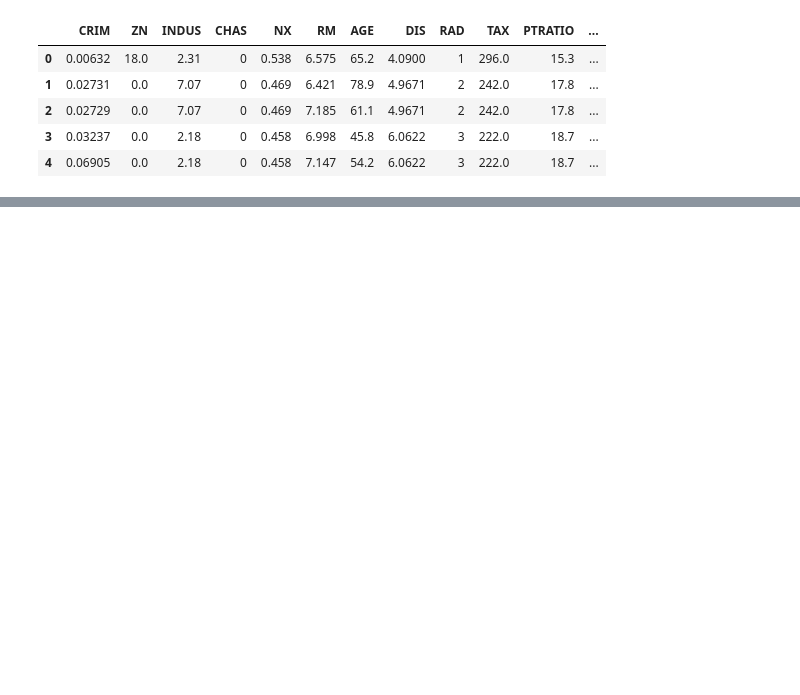
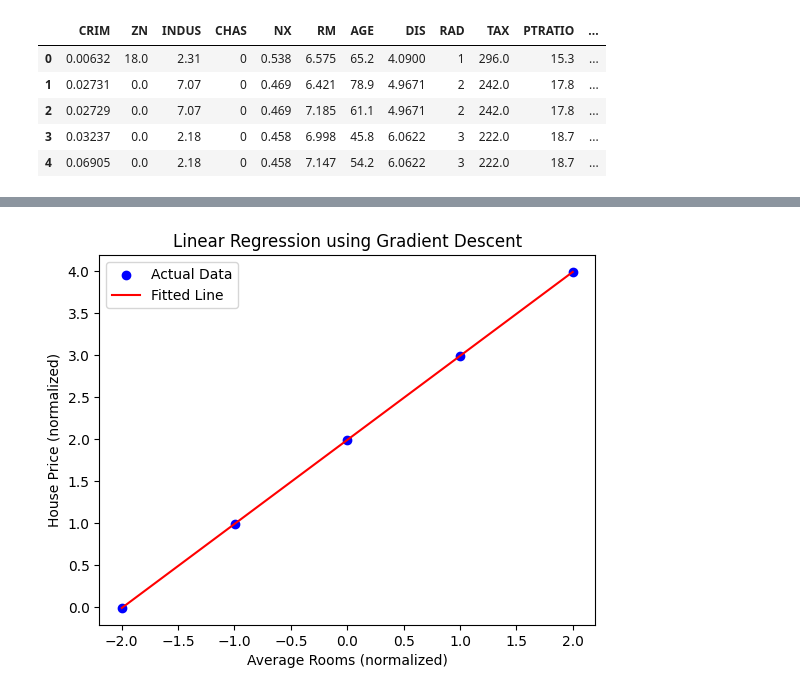
Before and after one commit to Misbahuddin111/machine-learning, a Jupyter notebook: 51 session gradient descent.ipynb, the cells around one changed output, grey strips where cells are left out. Cells and saved outputs as stored; diff of their text form; code cells hidden in the pictures; blank space fills up the shorter version.

Commit message:
gradient descent

```diff
--- a/51 session gradient descent.ipynb
+++ b/51 session gradient descent.ipynb
@@ -18,0 +59,11 @@ y = data['MEDV']
+# %%
+# Plot the fitted line
+plt.scatter(x, y, color='blue', label='Actual Data')
+plt.plot(x, m * x + b, color='red', label='Fitted Line')
+plt.xlabel('Average Rooms (normalized)')
+plt.ylabel('House Price (normalized)')
+plt.legend()
+plt.title('Linear Regression using Gradient Descent')
+plt.show()
+# %% [output]
+[figure, added]
```
Also changed, not shown: parts of 6 cells of this notebook.
